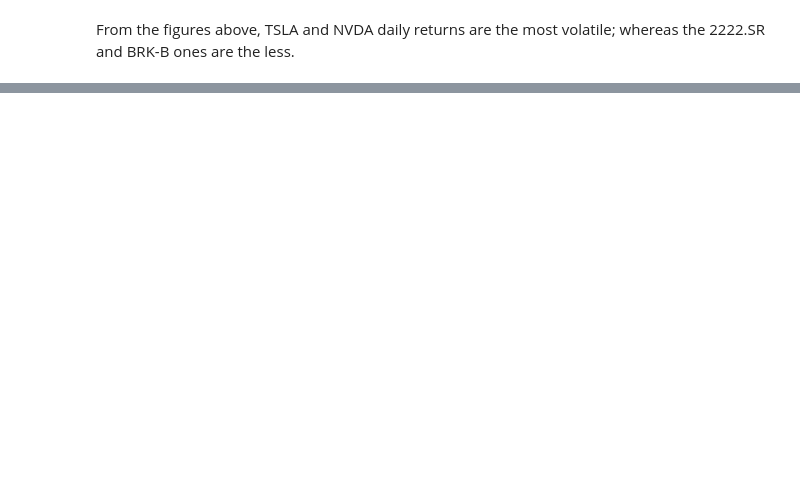
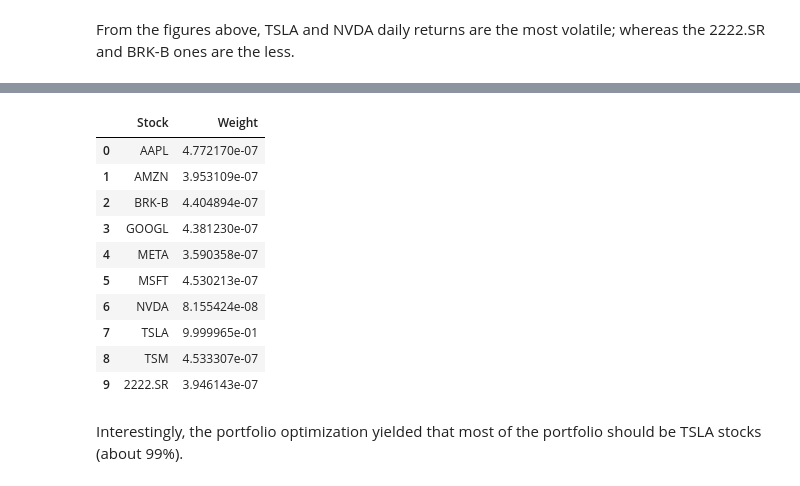
Before and after one commit to DanielEduardoLopez/PortfolioReturn, a Jupyter notebook: 1_PortfolioReturn_DataCollectionPrep.ipynb, the cells around one changed output, grey strips where cells are left out. Saved outputs shown, nothing was run; the diff lists cells and outputs as text; code cells hidden in the pictures; blank space fills up the shorter version.

Commit message:
Portfolio optimized

```diff
--- a/1_PortfolioReturn_DataCollectionPrep.ipynb
+++ b/1_PortfolioReturn_DataCollectionPrep.ipynb
@@ -370,0 +393,3 @@ Once the daily returns were calculated, the weight of each stock was optimized i
+# %%
+# Turn off progress printing
+solvers.options['show_progress'] = False
@@ -370,0 +486,4 @@ Once the daily returns were calculated, the weight of each stock was optimized i
+# %%
+# Defining Returns Array
+returns = returns_df.values
+#returns = np.random.randn(10, 1000).T # Random returns
@@ -370,0 +497,3 @@ Once the daily returns were calculated, the weight of each stock was optimized i
+# %%
+# Optimization of the stocks portfolio based on the historical daily returns
+weights, returns, risks = optimal_portfolio(returns, 100)
@@ -370,0 +509,4 @@ Once the daily returns were calculated, the weight of each stock was optimized i
+# %%
+# Optimal Portfolio
+weights_list = [i[0] for i in weights]
+weights_list
@@ -370,0 +538,17 @@ Once the daily returns were calculated, the weight of each stock was optimized i
+# %%
+weights_df = pd.DataFrame(zip(*[returns_df.columns,weights_list])).rename(columns = {0: 'Stock', 1:'Weight'})
+weights_df
+# %% [output]
+|  | Stock | Weight |
+| 0 | AAPL | 4.772170e-07 |
+| 1 | AMZN | 3.953109e-07 |
+| 2 | BRK-B | 4.404894e-07 |
+| 3 | GOOGL | 4.381230e-07 |
+| 4 | META | 3.590358e-07 |
+| 5 | MSFT | 4.530213e-07 |
+| 6 | NVDA | 8.155424e-08 |
+| 7 | TSLA | 9.999965e-01 |
+| 8 | TSM | 4.533307e-07 |
+| 9 | 2222.SR | 3.946143e-07 |
+# %% [markdown]
+Interestingly, the portfolio optimization yielded that most of the portfolio should be TSLA stocks (about 99%).
```
Also changed, not shown: parts of 13 cells of this notebook.
